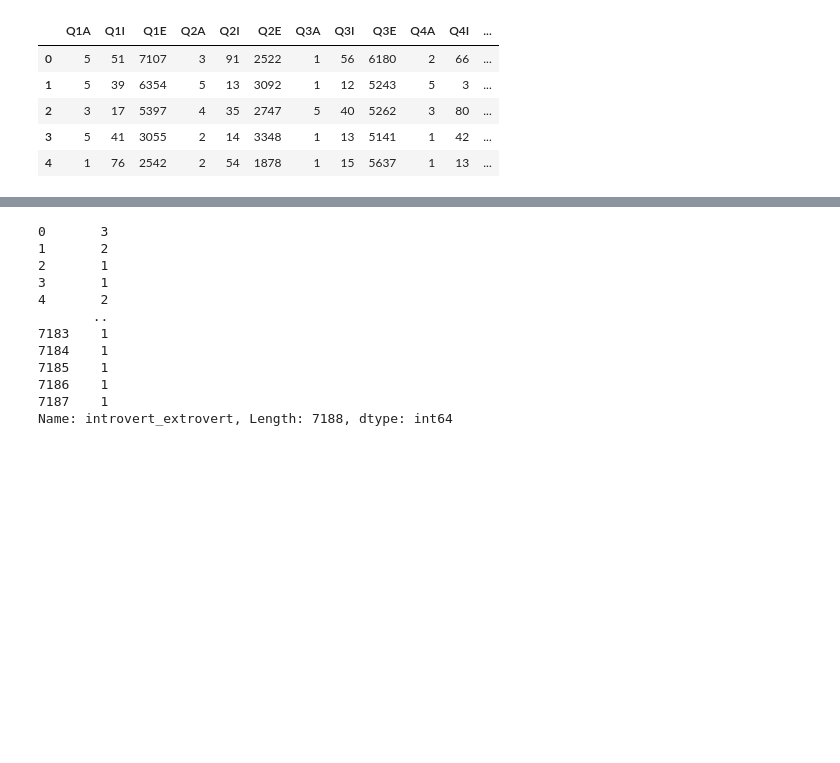
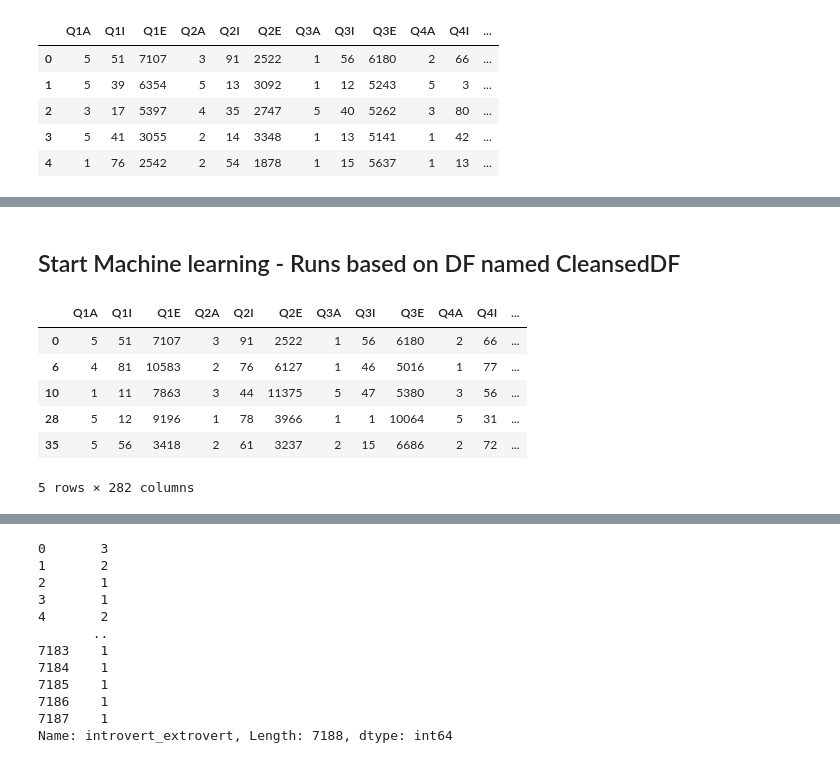
Before and after one commit to skesamsetty/ML_Project, a Jupyter notebook: code/fetchDB.ipynb, the cells around one changed output, grey strips where cells are left out. Cells and saved outputs as stored; diff of their text form; code cells hidden in the pictures; blank space fills up the shorter version.

```diff
--- a/code/fetchDB.ipynb
+++ b/code/fetchDB.ipynb
@@ -63,0 +124,13 @@ X.head()
+# %% [markdown]
+## Start Machine learning - Runs based on DF named CleansedDF
+# %%
+ValidationDF = CleansedDF.loc[QuestionnaireDF['introvert_extrovert'] == 3]
+ValidationDF.head()
+# %% [output]
+|  | Q1A | Q1I | Q1E | Q2A | Q2I | Q2E | Q3A | Q3I | Q3E | Q4A | Q4I | ... |
+| 0 | 5 | 51 | 7107 | 3 | 91 | 2522 | 1 | 56 | 6180 | 2 | 66 | ... |
+| 6 | 4 | 81 | 10583 | 2 | 76 | 6127 | 1 | 46 | 5016 | 1 | 77 | ... |
+| 10 | 1 | 11 | 7863 | 3 | 44 | 11375 | 5 | 47 | 5380 | 3 | 56 | ... |
+| 28 | 5 | 12 | 9196 | 1 | 78 | 3966 | 1 | 1 | 10064 | 5 | 31 | ... |
+| 35 | 5 | 56 | 3418 | 2 | 61 | 3237 | 2 | 15 | 6686 | 2 | 72 | ... |
+5 rows × 282 columns
```
Also changed, not shown: parts of 13 cells of this notebook, 2 other files.
